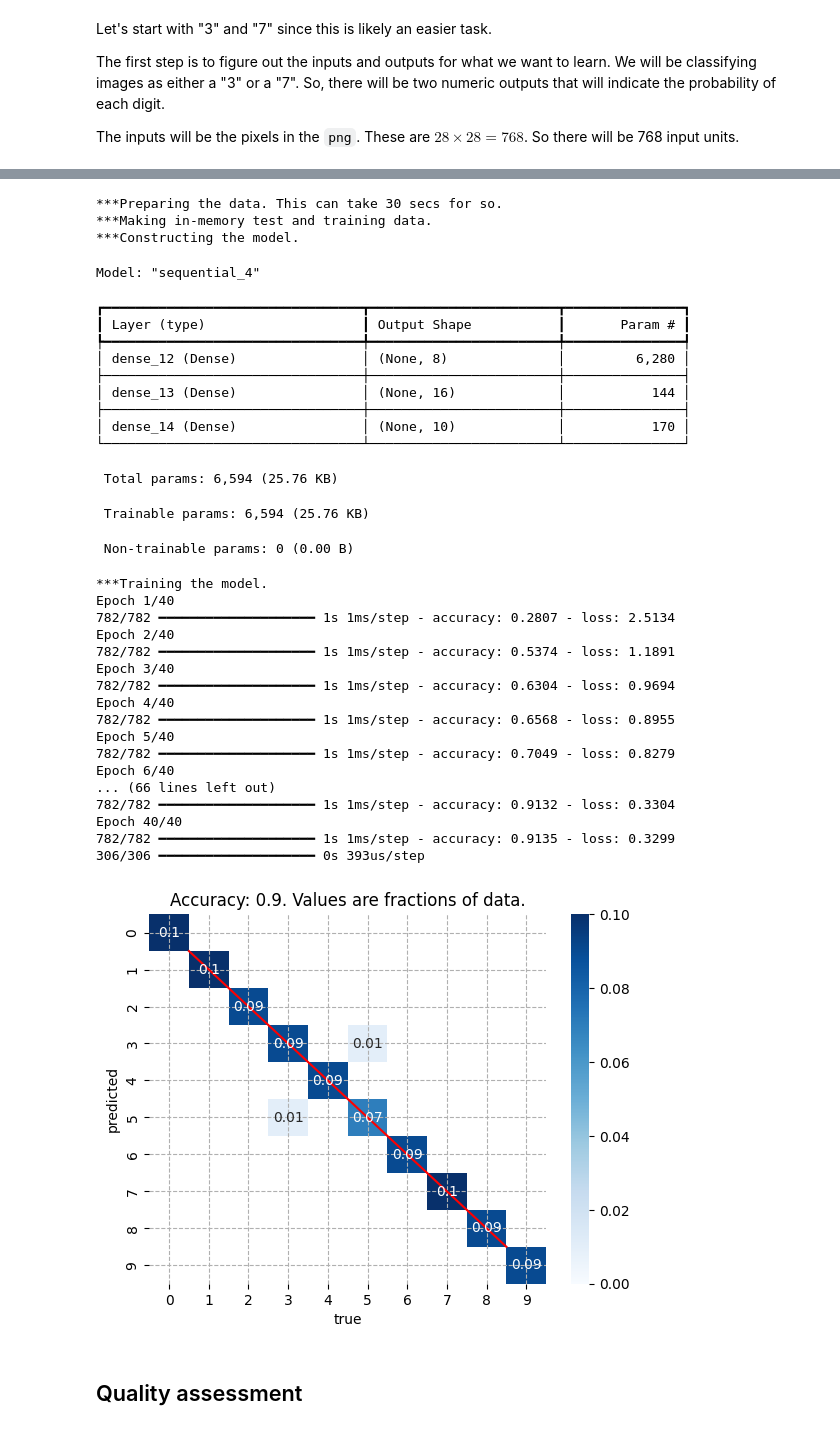
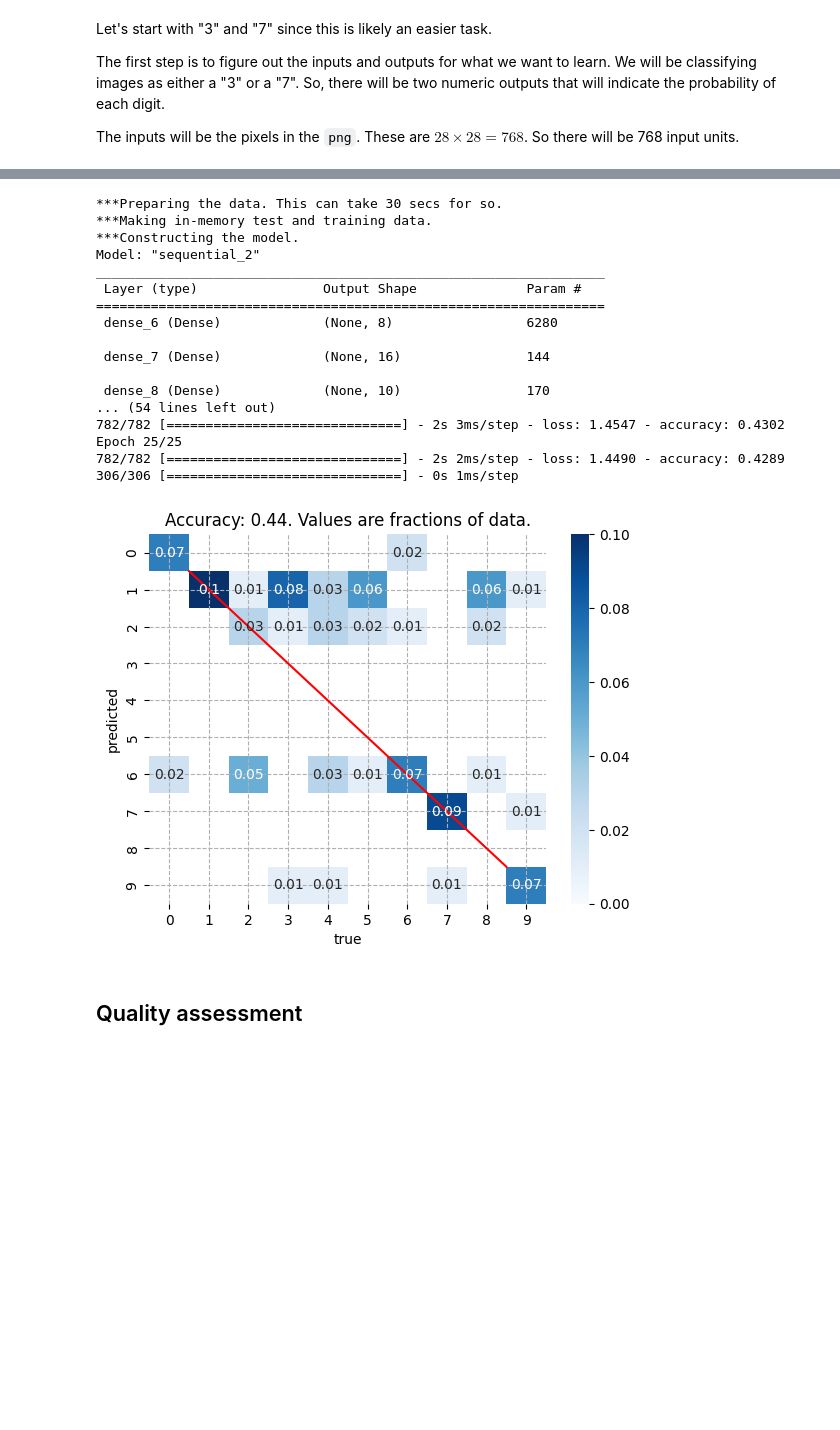
Before and after one commit to joseph-hellerstein/keras, a Jupyter notebook: notebooks/model_selection_evaluation_pt1.ipynb, the cells around one changed output, grey strips where cells are left out. Saved outputs shown, nothing was run; the diff lists cells and outputs as text; code cells hidden in the pictures; blank space fills up the shorter version.

Commit message:
Works with colab

```diff
--- a/notebooks/model_selection_evaluation_pt1.ipynb
+++ b/notebooks/model_selection_evaluation_pt1.ipynb
@@ -88,4 +88,4 @@ Evaluation (metrics, etc. – based on experimental design)
 # %% [markdown]
 # Colab Setup
 # %%
-IS_COLAB = False
+IS_COLAB = True
@@ -260,17 +279,19 @@ def makeDigitData(datatype:str)->(np.ndarray, np.ndarray):
         ndarray: feature matrix
         ndarray: label vector
     """
-    base_path = os.path.join(DATA_MNIST_SMALL, datatype)
-    ddirs = os.listdir(base_path)
+    small_path = os.path.join(DATA_MNIST_SMALL, datatype)
+    full_path = os.path.join(DATA_MNIST_FULL, datatype)
+    ddirs = os.listdir(small_path)
     X_data = []
     y_arr = np.array([])
     for ddir in ddirs:
-        this_ddir = os.path.join(base_path, ddir)
-        ffiles = os.listdir(this_ddir)
+        this_small_ddir = os.path.join(small_path, ddir)
+        this_full_ddir = os.path.join(full_path, ddir)
+        ffiles = os.listdir(this_small_ddir)
         label_arr = np.repeat(int(ddir), len(ffiles))
         y_arr = np.concatenate((y_arr, label_arr))
         for ffile in ffiles:
-            path = os.path.join(this_ddir, ffile)
+            path = os.path.join(this_full_ddir, ffile)
             img = Image.open(path)
             mat = np.asarray(img)
             arr = mat.flatten()
@@ -880,45 +911,29 @@ The inputs will be the pixels in the ``png``. These are $28 \times 28 = 768$. So
 # %%
 learner_info = learnDigits(
     training_count=5000,
     digits=range(10), training_verbose=1,
     is_confusion_matrix=True,
-    num_epoch=40,
+    num_epoch=25,
 )
 # %% [output]
 ***Preparing the data. This can take 30 secs for so.
 ***Making in-memory test and training data.
 ***Constructing the model.
+Model: "sequential_2"
+_________________________________________________________________
+ Layer (type)                Output Shape              Param #
+=================================================================
+ dense_6 (Dense)             (None, 8)                 6280
+
+ dense_7 (Dense)             (None, 16)                144
+
+ dense_8 (Dense)             (None, 10)                170
+... (54 lines left out)
+782/782 [==============================] - 2s 3ms/step - loss: 1.4547 - accuracy: 0.4302
+Epoch 25/25
+782/782 [==============================] - 2s 2ms/step - loss: 1.4490 - accuracy: 0.4289
+306/306 [==============================] - 0s 1ms/step
-Model: "sequential_4"
-┏━━━━━━━━━━━━━━━━━━━━━━━━━━━━━━━━━┳━━━━━━━━━━━━━━━━━━━━━━━━┳━━━━━━━━━━━━━━━┓
-┃ Layer (type)                    ┃ Output Shape           ┃       Param # ┃
-┡━━━━━━━━━━━━━━━━━━━━━━━━━━━━━━━━━╇━━━━━━━━━━━━━━━━━━━━━━━━╇━━━━━━━━━━━━━━━┩
-│ dense_12 (Dense)                │ (None, 8)              │         6,280 │
-├─────────────────────────────────┼────────────────────────┼───────────────┤
-│ dense_13 (Dense)                │ (None, 16)             │           144 │
-├─────────────────────────────────┼────────────────────────┼───────────────┤
-│ dense_14 (Dense)                │ (None, 10)             │           170 │
-└─────────────────────────────────┴────────────────────────┴───────────────┘
- Total params: 6,594 (25.76 KB)
- Trainable params: 6,594 (25.76 KB)
- Non-trainable params: 0 (0.00 B)
-***Training the model.
-Epoch 1/40
-782/782 ━━━━━━━━━━━━━━━━━━━━ 1s 1ms/step - accuracy: 0.2807 - loss: 2.5134
-Epoch 2/40
-782/782 ━━━━━━━━━━━━━━━━━━━━ 1s 1ms/step - accuracy: 0.5374 - loss: 1.1891
-Epoch 3/40
-782/782 ━━━━━━━━━━━━━━━━━━━━ 1s 1ms/step - accuracy: 0.6304 - loss: 0.9694
-Epoch 4/40
-782/782 ━━━━━━━━━━━━━━━━━━━━ 1s 1ms/step - accuracy: 0.6568 - loss: 0.8955
-Epoch 5/40
-782/782 ━━━━━━━━━━━━━━━━━━━━ 1s 1ms/step - accuracy: 0.7049 - loss: 0.8279
-Epoch 6/40
-... (66 lines left out)
-782/782 ━━━━━━━━━━━━━━━━━━━━ 1s 1ms/step - accuracy: 0.9132 - loss: 0.3304
-Epoch 40/40
-782/782 ━━━━━━━━━━━━━━━━━━━━ 1s 1ms/step - accuracy: 0.9135 - loss: 0.3299
-306/306 ━━━━━━━━━━━━━━━━━━━━ 0s 393us/step
-[figure, old version]
+[figure, new version]
 # %% [markdown]
 ## Quality assessment
 # %% [markdown]
```
Also changed, not shown: parts of 13 cells of this notebook.
